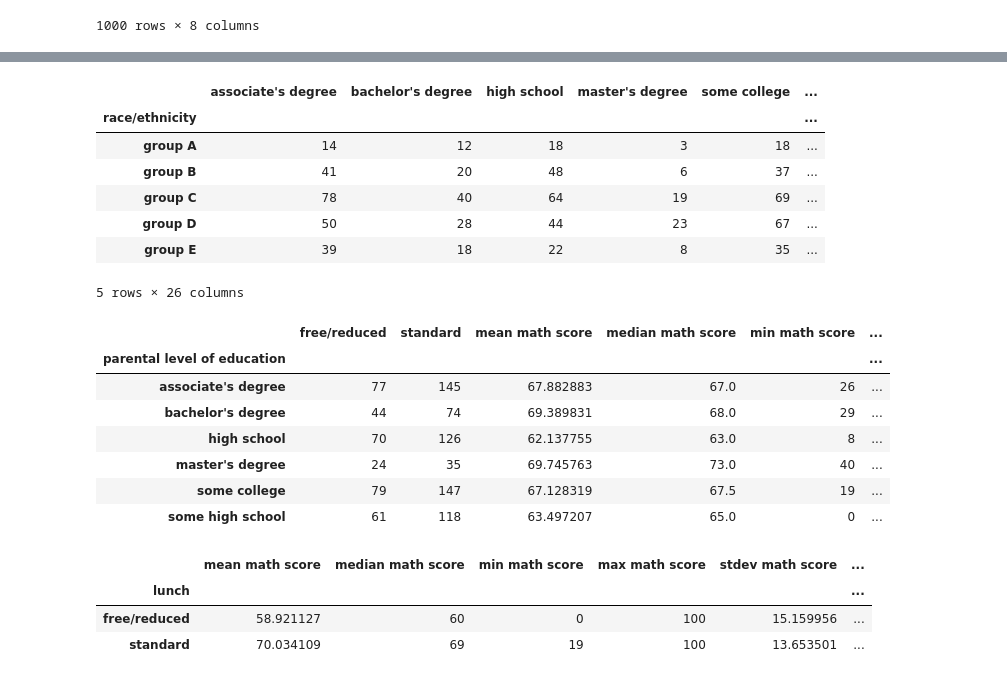
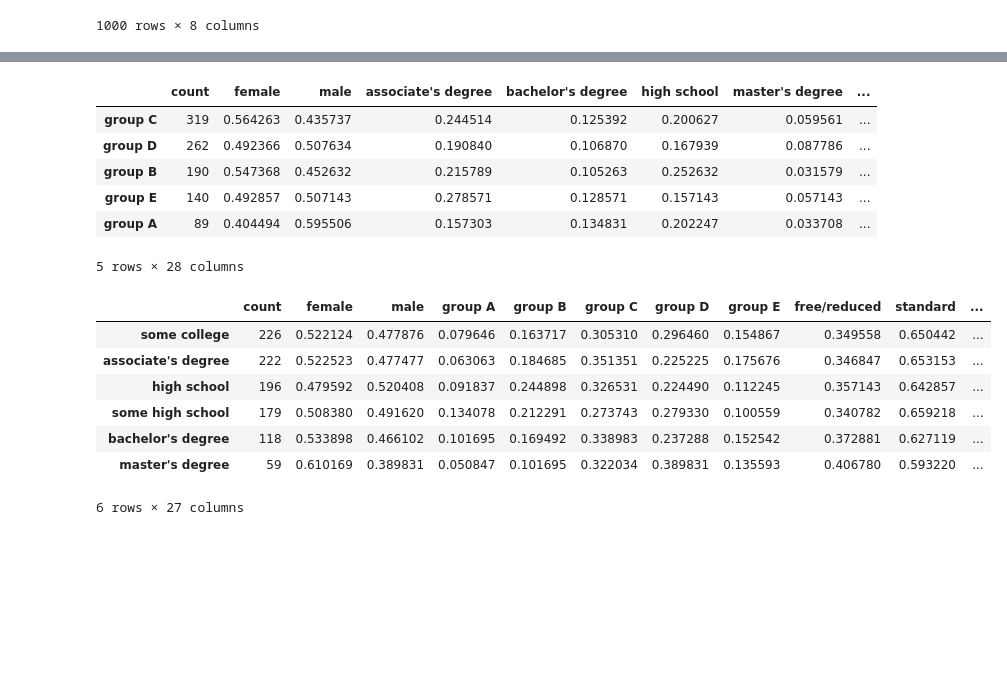
Before and after one commit to albert-ntiri/student_performance, a Jupyter notebook: Student_Performance_Feature_Engineering.ipynb, the cells around one changed output, grey strips where cells are left out. Cells and saved outputs as stored; diff of their text form; code cells hidden in the pictures; blank space fills up the shorter version.

```diff
--- a/Student_Performance_Feature_Engineering.ipynb
+++ b/Student_Performance_Feature_Engineering.ipynb
@@ -18,3 +18,10 @@ scores.head(3)
 | 0 | female | group B | bachelor's degree | standard | none | 72 | ... |
 | 1 | female | group C | some college | standard | completed | 69 | ... |
 | 2 | female | group B | master's degree | standard | none | 90 | ... |
+# %%
+x = pd.crosstab(index=scores['gender'], columns=scores['lunch'])
+x['total'] = x.sum(axis=1)
+for i in range(len(x.columns)-1):
+    x[x.columns[i]] = x[x.columns[i]] / x['total']
+x.drop(columns=['total'], inplace=True)
+x
@@ -33,6 +45,7 @@ class Group_Metrics:
 
     def __init__(self, df, group_cols, numeric_cols):
         """The constructor method takes in a dataframe and saves it as an attribute."""
+
         self.data = df
         self.group_cols = group_cols
         self.numeric_cols = numeric_cols
@@ -40,6 +53,7 @@ class Group_Metrics:
     def insert_group_metric(self, groups, metric_col, metric_name, func):
         """This method takes the dataframe attribute, calculates a metric for each group of a categorical column, and
         adds the resulting values as a new column in the dataframe."""
+
         group_values = self.data.pivot_table(index=groups, values=metric_col, aggfunc=func)[metric_col]
         if type(groups) == str:
             scores['{} {} {}'.format(metric_col, groups, metric_name)] = self.data.set_index(groups).index.map(group_values)
@@ -47,14 +61,28 @@ class Group_Metrics:
             scores['{} {} {}'.format(metric_col, groups, metric_name)] = self.data.set_index(
                 list(groups)).index.map(group_values)
 
-    def gen_summary_table(self, groups, metrics, metric_names):
-        categorical_cols = self.group_cols
-        categorical_cols.remove(groups)
+    def gen_summary_table(self, groups, metrics, metric_names, normalize=False):
+        """This method generates a summary table for the groups passed in, including the count for each group, the
+        distribution of categorical values for each group, and the metrics passed in on each numeric column for each
+        group."""
+
+        categorical_cols = [c for c in self.group_cols if c != groups]
 
         df_list = []
 
+        initial_df = pd.DataFrame(pd.Series(self.data[groups].value_counts()))
+        initial_df.rename(columns={groups: 'count'}, inplace=True)
+        df_list.append(initial_df)
+
         for col in categorical_cols:
             group_values = pd.crosstab(index=self.data[groups], columns=self.data[col])
+
+            if normalize:
+                group_values['total'] = group_values.sum(axis=1)
+                for i in range(len(group_values.columns)-1):
+                    group_values[group_values.columns[i]] = group_values[group_values.columns[i]] / group_values['total']
+                group_values.drop(columns=['total'], inplace=True)
+
             df_list.append(group_values)
 
         for col in self.numeric_cols:
@@ -68,6 +96,7 @@ class Group_Metrics:
 
     def _slice_df(self, filters):
         """This method subsets the dataframe attribute by the filters that are passed in."""
+
         cols = list(filters)
         vals = list(filters.values())
         subset_df = self.data
@@ -95,5 +125,6 @@ group_scores.data
 | 999 | female | group D | some college | free/reduced | none | 77 | ... |
 1000 rows × 8 columns
 # %%
-metric_names = ['mean', 'median', 'min', 'max', 'stdev', 'count']
-functions = [np.mean, np.median, np.min, np.max, np.std, len]
+# Define metrics.
+metric_names = ['mean', 'median', 'min', 'max', 'stdev']
+functions = [np.mean, np.median, np.min, np.max, np.std]
@@ -108,29 +140,23 @@ group_scores.gen_summary_table('gender', functions, metric_names)
 # %%
-group_scores.gen_summary_table('race/ethnicity', functions, metric_names)
+# Create summary table by race/ethnicity.
+group_scores.gen_summary_table('race/ethnicity', functions, metric_names, normalize=True)
 # %% [output]
-|  | associate's degree | bachelor's degree | high school | master's degree | some college | ... |
-| race/ethnicity |  |  |  |  |  | ... |
-| group A | 14 | 12 | 18 | 3 | 18 | ... |
-| group B | 41 | 20 | 48 | 6 | 37 | ... |
-| group C | 78 | 40 | 64 | 19 | 69 | ... |
-| group D | 50 | 28 | 44 | 23 | 67 | ... |
-| group E | 39 | 18 | 22 | 8 | 35 | ... |
+|  | count | female | male | associate's degree | bachelor's degree | high school | master's degree | ... |
+| group C | 319 | 0.564263 | 0.435737 | 0.244514 | 0.125392 | 0.200627 | 0.059561 | ... |
+| group D | 262 | 0.492366 | 0.507634 | 0.190840 | 0.106870 | 0.167939 | 0.087786 | ... |
+| group B | 190 | 0.547368 | 0.452632 | 0.215789 | 0.105263 | 0.252632 | 0.031579 | ... |
+| group E | 140 | 0.492857 | 0.507143 | 0.278571 | 0.128571 | 0.157143 | 0.057143 | ... |
+| group A | 89 | 0.404494 | 0.595506 | 0.157303 | 0.134831 | 0.202247 | 0.033708 | ... |
-5 rows × 26 columns
+5 rows × 28 columns
 # %%
-group_scores.gen_summary_table('parental level of education', functions, metric_names)
+# Create summary table by parental level of education.
+group_scores.gen_summary_table('parental level of education', functions, metric_names, normalize=True)
 # %% [output]
-|  | free/reduced | standard | mean math score | median math score | min math score | ... |
-| parental level of education |  |  |  |  |  | ... |
-| associate's degree | 77 | 145 | 67.882883 | 67.0 | 26 | ... |
-| bachelor's degree | 44 | 74 | 69.389831 | 68.0 | 29 | ... |
-| high school | 70 | 126 | 62.137755 | 63.0 | 8 | ... |
-| master's degree | 24 | 35 | 69.745763 | 73.0 | 40 | ... |
-| some college | 79 | 147 | 67.128319 | 67.5 | 19 | ... |
-| some high school | 61 | 118 | 63.497207 | 65.0 | 0 | ... |
+|  | count | female | male | group A | group B | group C | group D | group E | free/reduced | standard | ... |
+| some college | 226 | 0.522124 | 0.477876 | 0.079646 | 0.163717 | 0.305310 | 0.296460 | 0.154867 | 0.349558 | 0.650442 | ... |
+| associate's degree | 222 | 0.522523 | 0.477477 | 0.063063 | 0.184685 | 0.351351 | 0.225225 | 0.175676 | 0.346847 | 0.653153 | ... |
+| high school | 196 | 0.479592 | 0.520408 | 0.091837 | 0.244898 | 0.326531 | 0.224490 | 0.112245 | 0.357143 | 0.642857 | ... |
+| some high school | 179 | 0.508380 | 0.491620 | 0.134078 | 0.212291 | 0.273743 | 0.279330 | 0.100559 | 0.340782 | 0.659218 | ... |
+| bachelor's degree | 118 | 0.533898 | 0.466102 | 0.101695 | 0.169492 | 0.338983 | 0.237288 | 0.152542 | 0.372881 | 0.627119 | ... |
+| master's degree | 59 | 0.610169 | 0.389831 | 0.050847 | 0.101695 | 0.322034 | 0.389831 | 0.135593 | 0.406780 | 0.593220 | ... |
+6 rows × 27 columns
-# %%
-group_scores.gen_summary_table('lunch', functions, metric_names)
-# %% [output]
-|  | mean math score | median math score | min math score | max math score | stdev math score | ... |
-| lunch |  |  |  |  |  | ... |
-| free/reduced | 58.921127 | 60 | 0 | 100 | 15.159956 | ... |
-| standard | 70.034109 | 69 | 19 | 100 | 13.653501 | ... |
```
Also changed, not shown: parts of 12 cells of this notebook, 1 other file.
